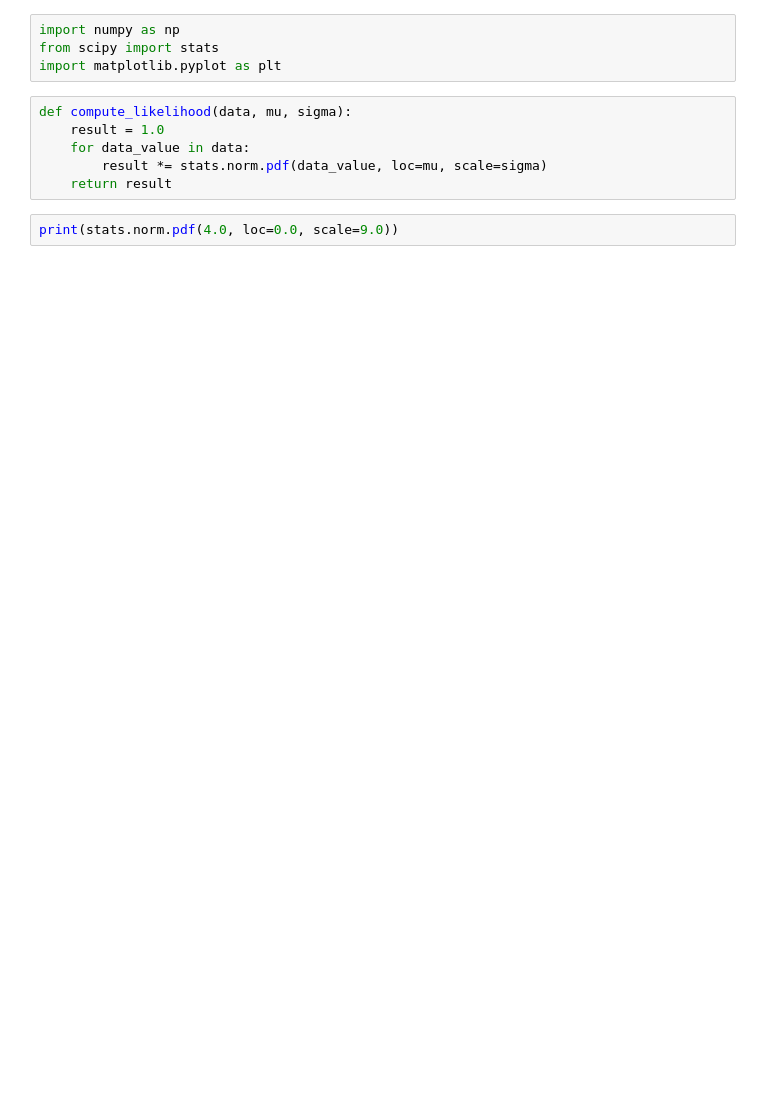
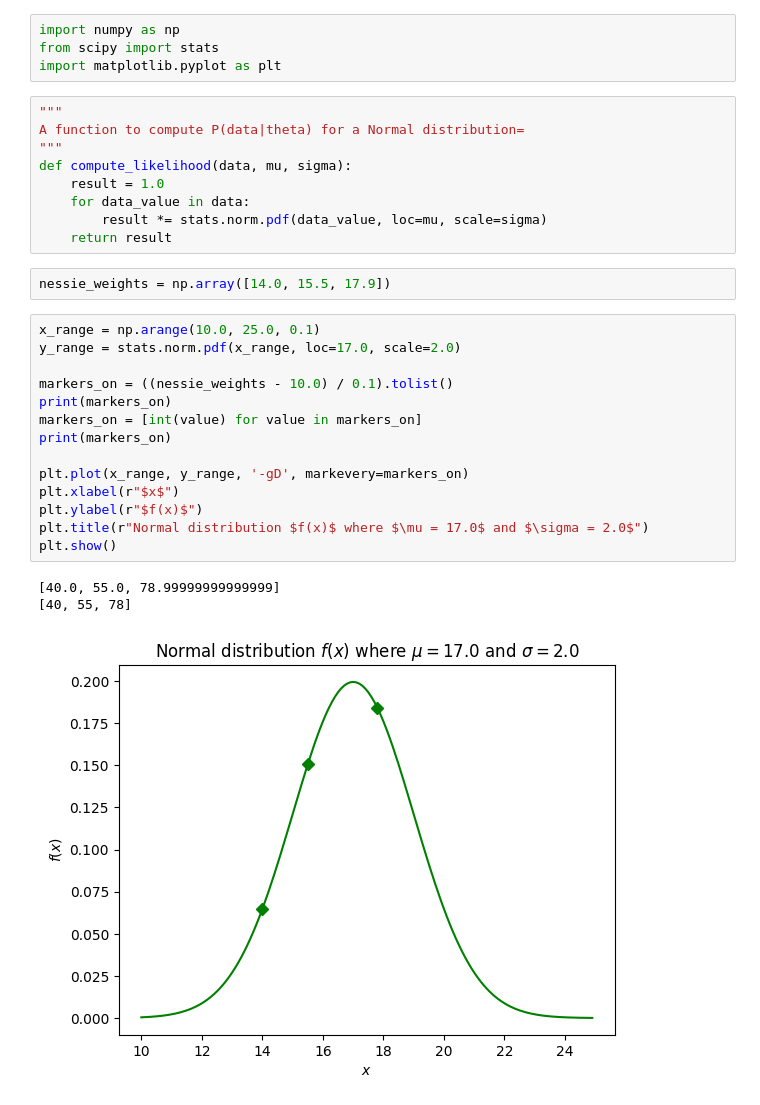
Before and after one commit to joshuamhtsang/mini_essays, a Jupyter notebook: 2024-10-20_bayesian_inference/example_nessie_v1.ipynb, the cells around one changed output. Drawn from its saved outputs; the diff is of its cells as text; blank space fills up the shorter version.

```diff
--- a/2024-10-20_bayesian_inference/example_nessie_v1.ipynb
+++ b/2024-10-20_bayesian_inference/example_nessie_v1.ipynb
@@ -5,11 +18,32 @@ import numpy as np
 from scipy import stats
 import matplotlib.pyplot as plt
 # %%
+"""
+A function to compute P(data|theta) for a Normal distribution=
+"""
 def compute_likelihood(data, mu, sigma):
     result = 1.0
     for data_value in data:
         result *= stats.norm.pdf(data_value, loc=mu, scale=sigma)
     return result
-# %%
-print(stats.norm.pdf(4.0, loc=0.0, scale=9.0))
+# %%
+nessie_weights = np.array([14.0, 15.5, 17.9])
+# %%
+x_range = np.arange(10.0, 25.0, 0.1)
+y_range = stats.norm.pdf(x_range, loc=17.0, scale=2.0)
+
+markers_on = ((nessie_weights - 10.0) / 0.1).tolist()
+print(markers_on)
+markers_on = [int(value) for value in markers_on]
+print(markers_on)
+
+plt.plot(x_range, y_range, '-gD', markevery=markers_on)
+plt.xlabel(r"$x$")
+plt.ylabel(r"$f(x)$")
+plt.title(r"Normal distribution $f(x)$ where $\mu = 17.0$ and $\sigma = 2.0$")
+plt.show()
+# %% [output]
+[40.0, 55.0, 78.99999999999999]
+[40, 55, 78]
+[figure, added]
 # %%
```
Also changed, not shown: parts of 5 cells of this notebook, 3 other files.
